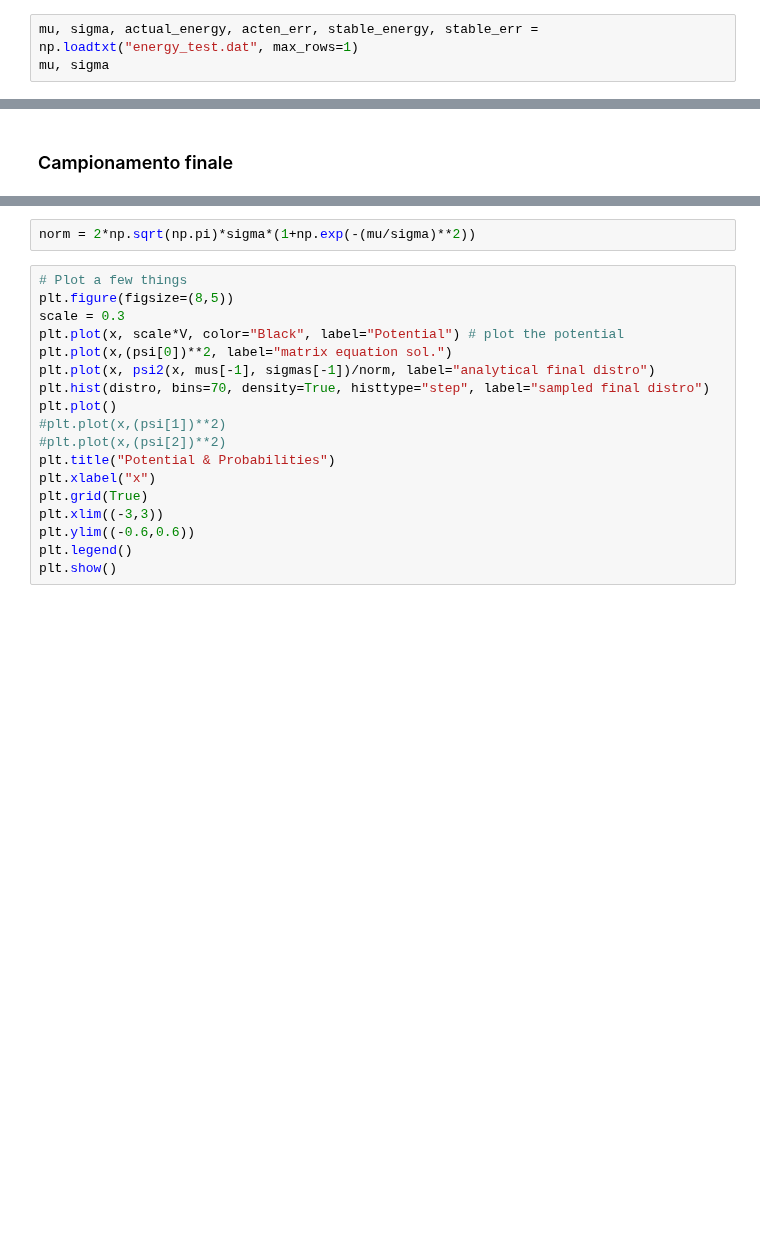
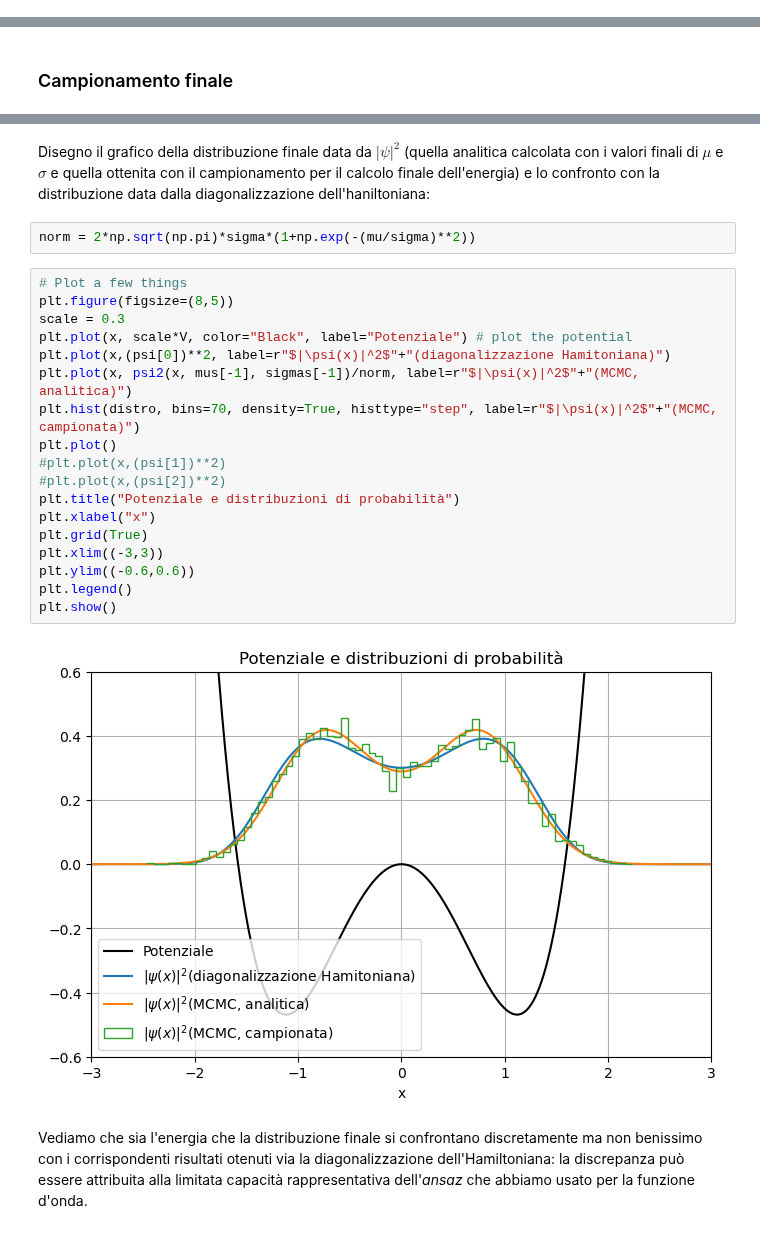
Before and after one commit to eliasteve/labsimnumerica, a Jupyter notebook: LSN_08/LSN_08.ipynb, the cells around one changed output, grey strips where cells are left out. Saved outputs shown, nothing was run; the diff lists cells and outputs as text; blank space fills up the shorter version.

```diff
--- a/LSN_08/LSN_08.ipynb
+++ b/LSN_08/LSN_08.ipynb
@@ -82,3 +85,0 @@ Come al solito usiamo l'algoritmo di Metropolis per campionare la funzione d'ond
-# %%
-mu, sigma, actual_energy, acten_err, stable_energy, stable_err = np.loadtxt("energy_test.dat", max_rows=1)
-mu, sigma
@@ -273,20 +330,26 @@ print("2nd excited state energy: ", E[2])
+# %% [markdown]
+Disegno il grafico della distribuzione finale data da $|\psi|^2$ (quella analitica calcolata con i valori finali di $\mu$ e $\sigma$ e quella ottenita con il campionamento per il calcolo finale dell'energia) e lo confronto con la distribuzione data dalla diagonalizzazione dell'haniltoniana:
 # %%
 norm = 2*np.sqrt(np.pi)*sigma*(1+np.exp(-(mu/sigma)**2))
 # %%
 # Plot a few things
 plt.figure(figsize=(8,5))
 scale = 0.3
-plt.plot(x, scale*V, color="Black", label="Potential") # plot the potential
-plt.plot(x,(psi[0])**2, label="matrix equation sol.")
-plt.plot(x, psi2(x, mus[-1], sigmas[-1])/norm, label="analytical final distro")
-plt.hist(distro, bins=70, density=True, histtype="step", label="sampled final distro")
+plt.plot(x, scale*V, color="Black", label="Potenziale") # plot the potential
+plt.plot(x,(psi[0])**2, label=r"$|\psi(x)|^2$"+"(diagonalizzazione Hamitoniana)")
+plt.plot(x, psi2(x, mus[-1], sigmas[-1])/norm, label=r"$|\psi(x)|^2$"+"(MCMC, analitica)")
+plt.hist(distro, bins=70, density=True, histtype="step", label=r"$|\psi(x)|^2$"+"(MCMC, campionata)")
 plt.plot()
 #plt.plot(x,(psi[1])**2)
 #plt.plot(x,(psi[2])**2)
-plt.title("Potential & Probabilities")
+plt.title("Potenziale e distribuzioni di probabilità")
 plt.xlabel("x")
 plt.grid(True)
 plt.xlim((-3,3))
 plt.ylim((-0.6,0.6))
 plt.legend()
 plt.show()
+# %% [output]
+[figure, added]
+# %% [markdown]
+Vediamo che sia l'energia che la distribuzione finale si confrontano discretamente ma non benissimo con i corrispondenti risultati otenuti via la diagonalizzazione dell'Hamiltoniana: la discrepanza può essere attribuita alla limitata capacità rappresentativa dell'_ansaz_ che abbiamo usato per la funzione d'onda.
```
Also changed, not shown: parts of 30 cells of this notebook, 8 other files.
